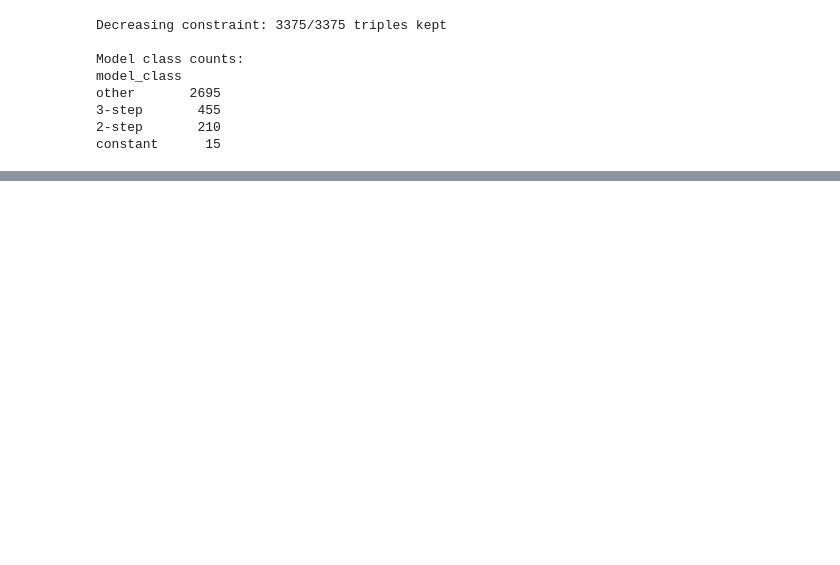
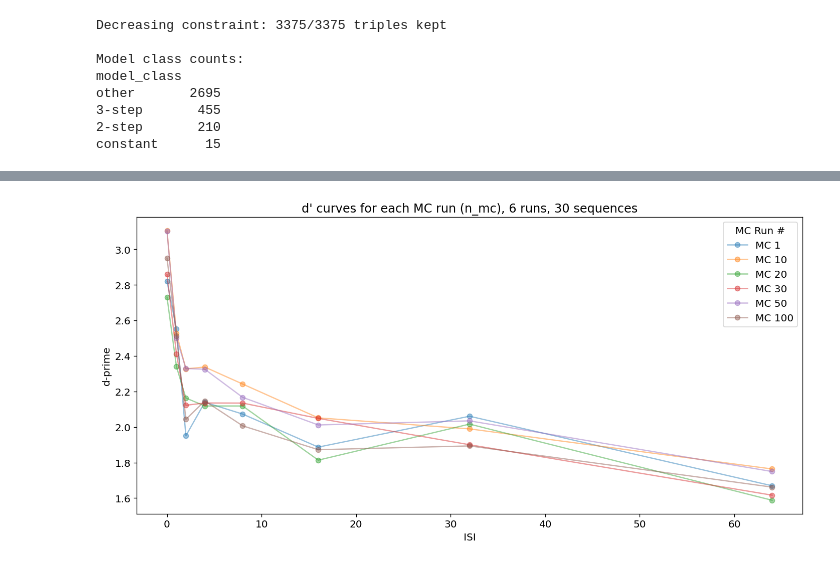
Before and after one commit to bjmedina/memory, a Jupyter notebook: notebooks/2026-03-22_3step-grid-search-model-comparison.ipynb, the cells around one changed output, grey strips where cells are left out. Saved outputs shown, nothing was run; the diff lists cells and outputs as text; code cells hidden in the pictures; blank space fills up the shorter version.

```diff
--- a/notebooks/2026-03-22_3step-grid-search-model-comparison.ipynb
+++ b/notebooks/2026-03-22_3step-grid-search-model-comparison.ipynb
@@ -321,0 +470,18 @@ Best parameters per class:
+# %%
+ISI_VALUES = [0, 1, 2, 4, 8, 16, 32, 64]
+N_SEQUENCES = 200
+SEQ_LENGTH = 120
+
+stimulus_pool = sorted({s for seq in exp_list for s in seq})
+print(f'Stimulus pool: {len(stimulus_pool)} unique stimuli')
+
+experiment_list, isi_keys = make_high_diversity_sequences(
+    stimulus_pool=stimulus_pool,
+    isi_values=ISI_VALUES,
+    n_sequences=N_SEQUENCES,
+    length=SEQ_LENGTH,
+    min_pairs_per_isi=4,
+    seed=420483,
+)
+
+print(f'{len(experiment_list)} sequences, {len(experiment_list[0])} trials each')
@@ -321,0 +603,21 @@ Best parameters per class:
+# %%
+import matplotlib.pyplot as plt
+
+plt.figure(figsize=(12, 6))
+num_mc = len(N_MCS_SUBSET)
+for i, mc_num in enumerate(N_MCS_SUBSET):
+    plt.plot(
+        ISI_VALUES,
+        all_dprimes_np[i, :],
+        marker='o', linestyle='-', alpha=0.45, label=f'MC {mc_num}' if i < 12 else None,
+    )
+
+
+plt.xlabel("ISI")
+plt.ylabel("d-prime")
+plt.title(f"d' curves for each MC run (n_mc), {num_mc} runs, {EXPERIMENTS_TO_USE} sequences")
+plt.legend(title="MC Run #")
+plt.tight_layout()
+plt.show()
+# %% [output]
+[figure, added]
```
Also changed, not shown: parts of 21 cells of this notebook, 12 other files.
